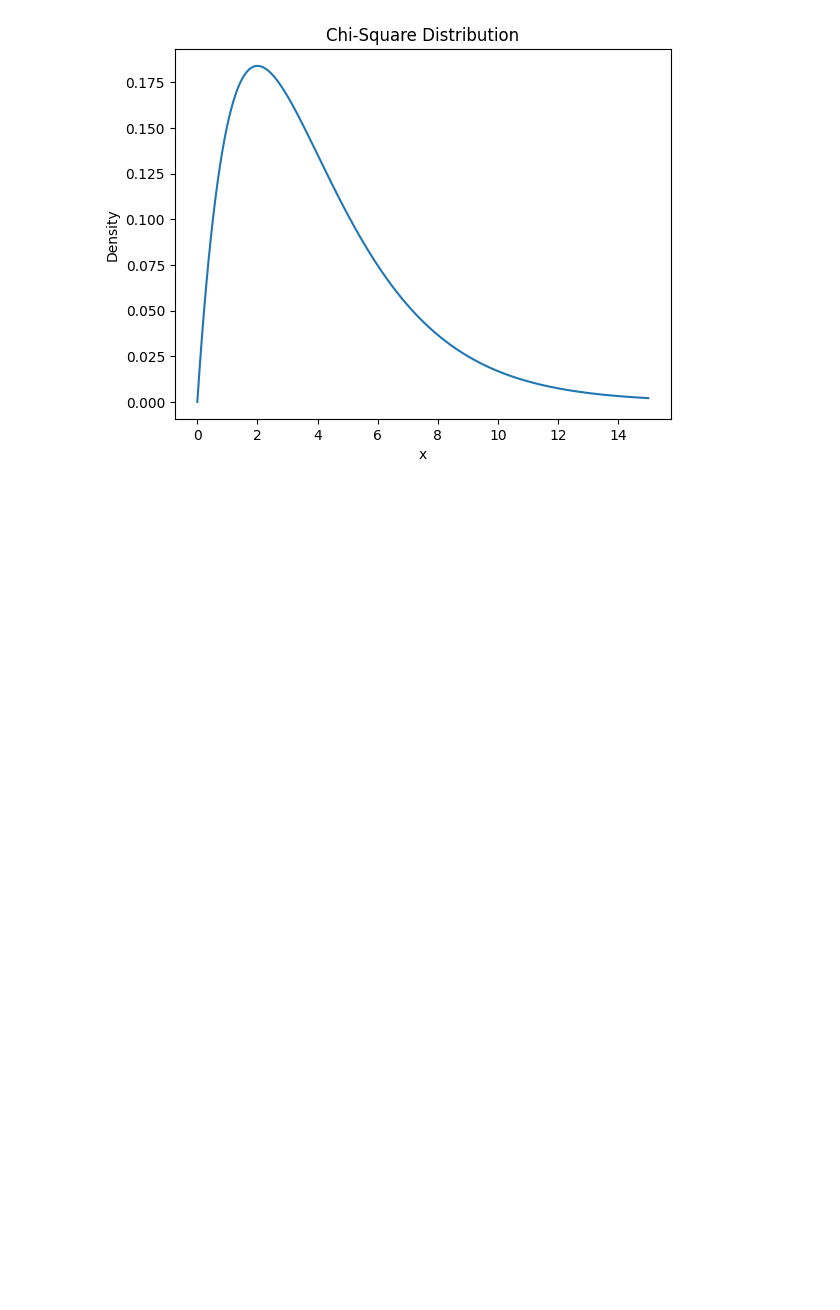
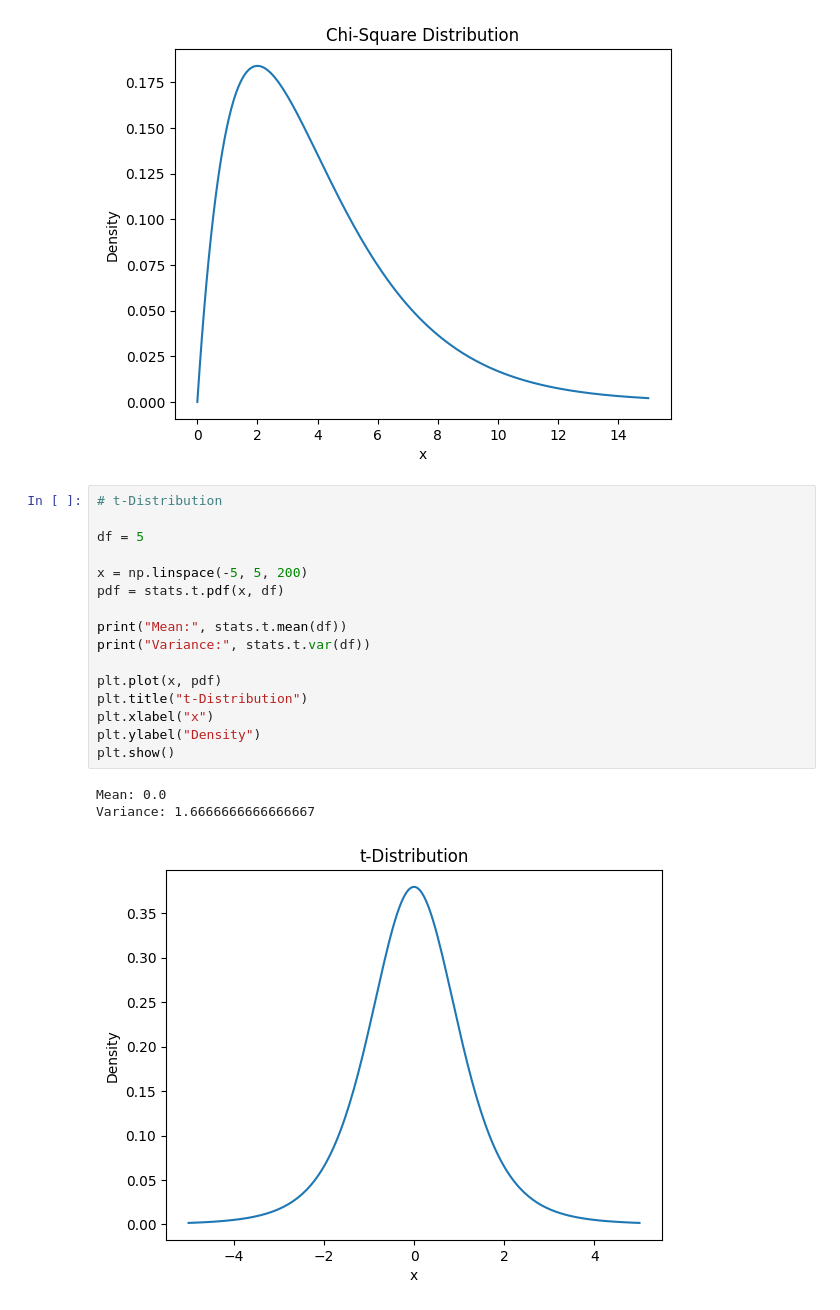
Before and after one commit to T-REX-C0DER/SciPy-Learning-Repository-, a Jupyter notebook: Scipy_Stats.ipynb, the cells around one changed output. Drawn from its saved outputs; the diff is of its cells as text; blank space fills up the shorter version.

Commit message:
t distribution

```diff
--- a/Scipy_Stats.ipynb
+++ b/Scipy_Stats.ipynb
@@ -241,3 +241,23 @@ plt.show()
 Mean: 4.0
 Variance: 8.0
 [figure]
+# %%
+# t-Distribution
+
+df = 5
+
+x = np.linspace(-5, 5, 200)
+pdf = stats.t.pdf(x, df)
+
+print("Mean:", stats.t.mean(df))
+print("Variance:", stats.t.var(df))
+
+plt.plot(x, pdf)
+plt.title("t-Distribution")
+plt.xlabel("x")
+plt.ylabel("Density")
+plt.show()
+# %% [output]
+Mean: 0.0
+Variance: 1.6666666666666667
+[figure, added]
```
